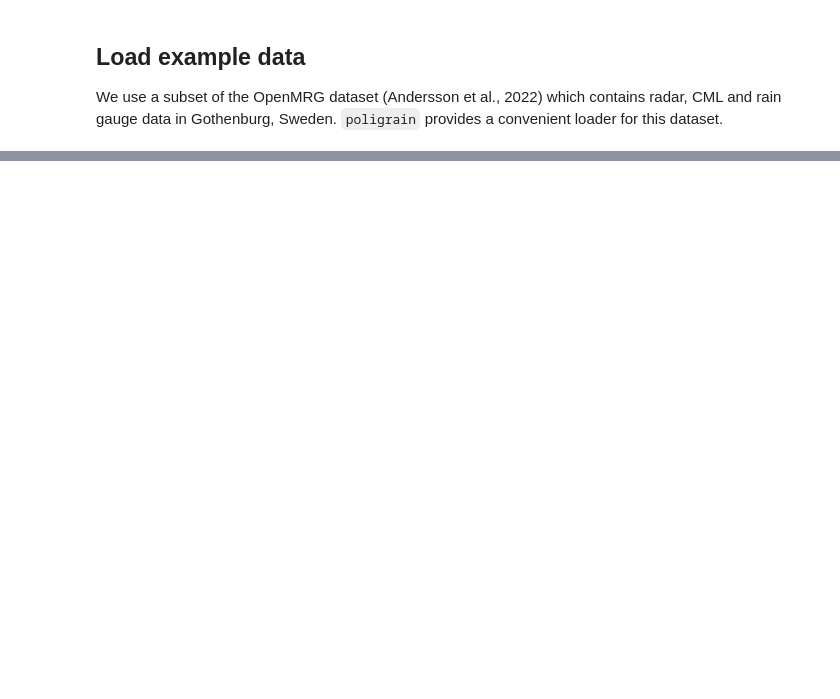
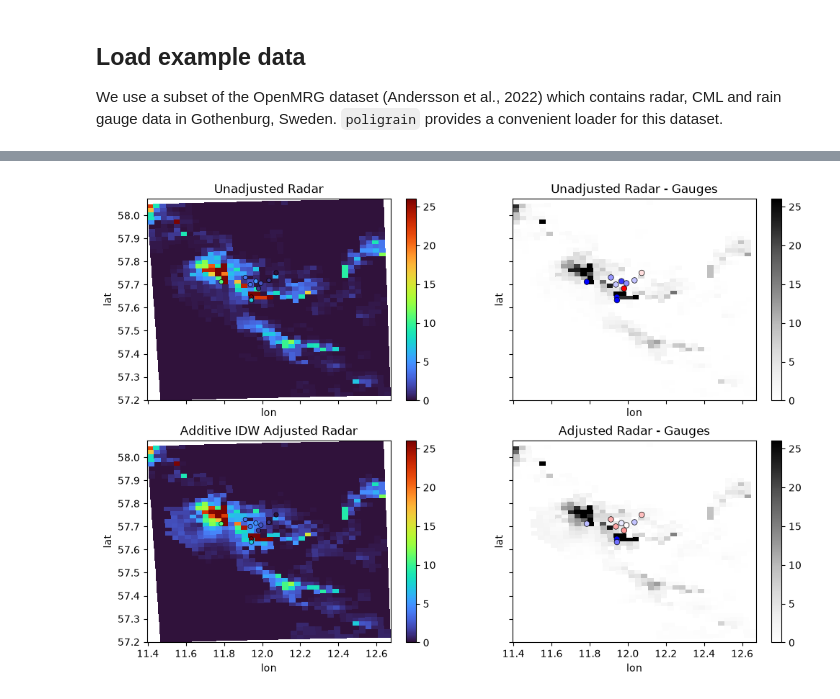
Before and after one commit to OpenSenseAction/OpenSenseAction.github.io, a Jupyter notebook: software-ecosystem/mergeplg.ipynb, the cells around one changed output, grey strips where cells are left out. Saved outputs shown, nothing was run; the diff lists cells and outputs as text; code cells hidden in the pictures; blank space fills up the shorter version.

```diff
--- a/software-ecosystem/mergeplg.ipynb
+++ b/software-ecosystem/mergeplg.ipynb
@@ -76,0 +144,16 @@ That's the core merging workflow in `mergeplg`: load gridded and point/line data
+# %%
+get_grid_at_points = plg.spatial.GridAtPoints(
+    da_gridded_data=ds_rad,
+    da_point_data=ds_gauges,
+    nnear=1,
+    stat="best",
+)
+
+da_radar_at_gauge_unadjusted = get_grid_at_points(
+    da_gridded_data=ds_rad["R"],
+    da_point_data=ds_gauges.rainfall_amount,
+)
+da_radar_at_gauge_additiveIDW = get_grid_at_points(
+    da_gridded_data=ds_rad.rainfall_additiveIDW,
+    da_point_data=ds_gauges.rainfall_amount,
+)
@@ -76,0 +162,67 @@ That's the core merging workflow in `mergeplg`: load gridded and point/line data
+# %%
+i_t = 306
+t = ds_rad.time.isel(time=i_t)
+
+vmin, vmax = 0, 26
+
+fig, axs = plt.subplots(2, 2, figsize=(12, 8), sharex=True, sharey=True)
+
+plg.plot_map.plot_plg(
+    da_grid=ds_rad.R.sel(time=t),
+    da_gauges=da_gauges_R_5min.sel(time=t),
+    vmin=vmin,
+    vmax=vmax,
+    cmap="turbo",
+    ax=axs[0, 0],
+)
+axs[0, 0].set_title("Unadjusted Radar")
+
+plg.plot_map.plot_plg(
+    da_grid=ds_rad.R.sel(time=t),
+    da_gauges=(
+        da_gauges_R_5min.sel(time=t)
+        - da_radar_at_gauge_unadjusted.isel(time=i_t)
+    ),
+    vmin=vmin,
+    vmax=vmax,
+    cmap="Grays",
+    ax=axs[0, 1],
+    kwargs_gauges_plot={
+        "s": 30,
+        "cmap": "bwr_r",
+        "vmin": -vmax/5,
+        "vmax": vmax/5,
+    },
+)
+axs[0, 1].set_title("Unadjusted Radar - Gauges")
+
+plg.plot_map.plot_plg(
+    da_grid=ds_rad.rainfall_additiveIDW.sel(time=t),
+    da_gauges=da_gauges_R_5min.sel(time=t),
+    vmin=vmin,
+    vmax=vmax,
+    cmap="turbo",
+    ax=axs[1, 0],
+)
+axs[1, 0].set_title("Additive IDW Adjusted Radar")
+
+plg.plot_map.plot_plg(
+    da_grid=ds_rad.rainfall_additiveIDW.sel(time=t),
+    da_gauges=(
+        da_gauges_R_5min.sel(time=t)
+        - da_radar_at_gauge_additiveIDW.sel(time=t)
+    ),
+    vmin=vmin,
+    vmax=vmax,
+    cmap="Grays",
+    ax=axs[1, 1],
+    kwargs_gauges_plot={
+        "s": 30,
+        "cmap": "bwr_r",
+        "vmin": -vmax/5,
+        "vmax": vmax/5,
+    },
+)
+axs[1, 1].set_title("Adjusted Radar - Gauges");
+# %% [output]
+[figure, added]
```
Also changed, not shown: parts of 24 cells of this notebook.
